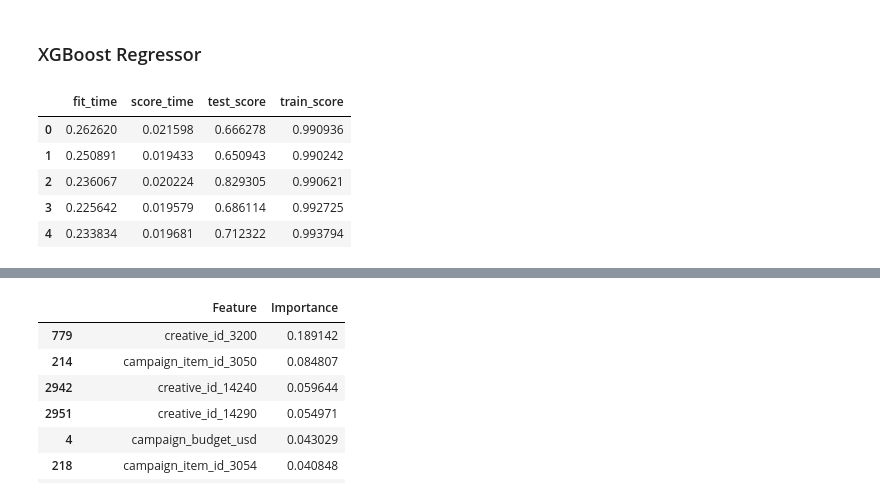
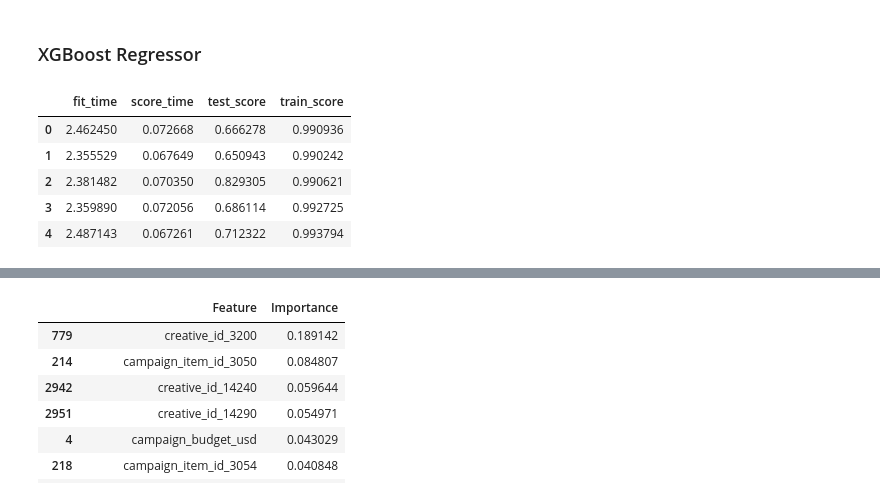
Before and after one commit to atabak-alishiri/marketing-campaign-predictor, a Jupyter notebook: analysis.ipynb, the cells around one changed output, grey strips where cells are left out. Drawn from its saved outputs; the diff is of its cells as text; code cells hidden in the pictures.

```diff
--- a/analysis.ipynb
+++ b/analysis.ipynb
@@ -285,17 +302,15 @@ drop_features = [
 ]
 # %%
-numeric_transformer = make_pipeline(
-    StandardScaler()
-)
+numeric_transformer = make_pipeline(StandardScaler())
 
 categorical_transformer = make_pipeline(
-    OneHotEncoder(handle_unknown='ignore')
+    OneHotEncoder(handle_unknown="ignore", sparse_output=False)
 )
 
 preprocessor = make_column_transformer(
     (numeric_transformer, numeric_features),
     (categorical_transformer, categorical_features),
-    ('drop', drop_features)
+    ("drop", drop_features),
 )
 # %% [markdown]
 ## Baseline model and Linear model
@@ -331,7 +352,7 @@ cross_val_results['ridge']
 # %%
 # 2.1. Hyperparameter tuning
 
-param_dist = {"ridge__alpha": 10.0**np.arange(-5, 5) }
+param_dist = {"ridge__alpha": 10.0 ** np.arange(-5, 5)}
 
 random_search = RandomizedSearchCV(
     pipe_ridge,
@@ -339,9 +360,9 @@ random_search = RandomizedSearchCV(
     n_iter=100,
     return_train_score=True,
     random_state=123,
-    n_jobs=-1 ,
-    scoring='r2',
-    cv=5
+    n_jobs=-1,
+    scoring="r2",
+    cv=5,
 )
 
 random_search.fit(X_train, y_train)
@@ -377,13 +400,13 @@ best score: 0.5609200843613882
 # %% [markdown]
 ### Randomforest Regressor
 # %%
+pipe_rf = make_pipeline(
+    preprocessor, RandomForestRegressor(max_depth=10, random_state=123)
+)
 
-pipe_rf = make_pipeline(
-    preprocessor,
-    RandomForestRegressor(max_depth=10, random_state=123)
-    )
-
-cv_rf = pd.DataFrame(cross_validate(pipe_rf, X_train, y_train, cv = 5, return_train_score = True))
+cv_rf = pd.DataFrame(
+    cross_validate(pipe_rf, X_train, y_train, cv=5, return_train_score=True)
+)
 cv_rf
 # %% [output]
 |  | fit_time | score_time | test_score | train_score |
@@ -428,18 +465,16 @@ feature_importances_rf_sorted
 # %% [markdown]
 ### XGBoost Regressor
 # %%
-
-pipe_xgb = make_pipeline(
-    preprocessor,
-    XGBRegressor(
-        random_state=123, verbosity=0))
-cv_df_xg = pd.DataFrame(cross_validate(pipe_xgb, X_train, y_train, cv = 5, return_train_score = True))
+pipe_xgb = make_pipeline(preprocessor, XGBRegressor(random_state=123, verbosity=0))
+cv_df_xg = pd.DataFrame(
+    cross_validate(pipe_xgb, X_train, y_train, cv=5, return_train_score=True)
+)
 cv_df_xg
 # %% [output]
 |  | fit_time | score_time | test_score | train_score |
-| 0 | 0.262620 | 0.021598 | 0.666278 | 0.990936 |
-| 1 | 0.250891 | 0.019433 | 0.650943 | 0.990242 |
-| 2 | 0.236067 | 0.020224 | 0.829305 | 0.990621 |
-| 3 | 0.225642 | 0.019579 | 0.686114 | 0.992725 |
-| 4 | 0.233834 | 0.019681 | 0.712322 | 0.993794 |
+| 0 | 2.462450 | 0.072668 | 0.666278 | 0.990936 |
+| 1 | 2.355529 | 0.067649 | 0.650943 | 0.990242 |
+| 2 | 2.381482 | 0.070350 | 0.829305 | 0.990621 |
+| 3 | 2.359890 | 0.072056 | 0.686114 | 0.992725 |
+| 4 | 2.487143 | 0.067261 | 0.712322 | 0.993794 |
 # %%
```
Also changed, not shown: parts of 48 cells of this notebook.
